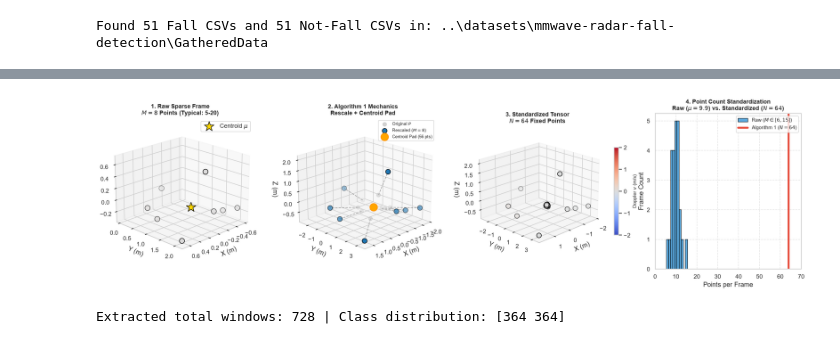
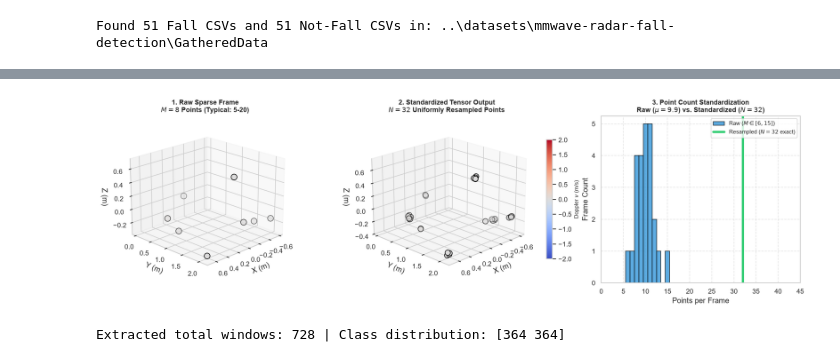
Before and after one commit to JoeyPoel/mmWaves-Fall-Detection, a Jupyter notebook: mmwave-radar-fall-detection/02_mmwave_radar_fall_detection_data_preparation.ipynb, the cells around one changed output, grey strips where cells are left out. Drawn from its saved outputs; the diff is of its cells as text; code cells hidden in the pictures.

Commit message:
Fixed data preperation and ran all notebooks with a  script

```diff
--- a/mmwave-radar-fall-detection/02_mmwave_radar_fall_detection_data_preparation.ipynb
+++ b/mmwave-radar-fall-detection/02_mmwave_radar_fall_detection_data_preparation.ipynb
@@ -46 +34,20 @@ def oversample_frame_points(frame_points: np.ndarray, target_n: int = 64) -> np.
+# %%
+def uniform_random_resample_frame(frame_points: np.ndarray, target_n: int = 32, rng=None) -> np.ndarray:
+    """
+    Uniform random sampling with replacement (if M < target_n) or without replacement (if M >= target_n).
+    Preserves exact measured coordinates [delta_x, delta_y, z, v] without artificial scaling or centroid injection.
+    """
+    if rng is None:
+        rng = np.random.default_rng(42)
+    M = len(frame_points)
+    if M == 0:
+        return np.zeros((target_n, frame_points.shape[1] if frame_points.ndim > 1 else 4), dtype=np.float32)
+    if M < target_n:
+        idx = rng.choice(M, size=target_n, replace=True)
+    else:
+        idx = rng.choice(M, size=target_n, replace=False)
+    return frame_points[idx].astype(np.float32)
+
+# Alias for compatibility
+oversample_frame_points = uniform_random_resample_frame
 # %% [markdown]
@@ -51,68 +58,51 @@ Below, we visually demonstrate how **Algorithm 1** rescales the original points
 # %%
-# Visual Demonstration: Raw Sparse Points (5-20) -> Standardized N=64 (Algorithm 1)
+# Visual Demonstration: Raw Sparse Points (5-20) -> Standardized N=32 (Uniform Random Resampling)
 sample_csv = Path("datasets/mmwave-radar-fall-detection/GatheredData/Fall/Areeb_back_1.csv")
 if not sample_csv.exists(): sample_csv = Path("../datasets/mmwave-radar-fall-detection/GatheredData/Fall/Areeb_back_1.csv")
-if not sample_csv.exists(): sample_csv = Path("../../datasets/mmwave-radar-fall-detection/GatheredData/Fall/Areeb_back_1.csv")
 
 df_sample = pd.read_csv(sample_csv)
 frame_counts = df_sample.groupby('frame').size()
 sample_frame_idx = frame_counts[(frame_counts >= 8) & (frame_counts <= 12)].index[0]
 raw_pts = df_sample[df_sample['frame'] == sample_frame_idx][['x', 'y', 'z', 'v']].to_numpy()
 M = len(raw_pts)
-target_N = 64
+target_N = 32
 
-mean_pt = np.mean(raw_pts, axis=0)
-rescaled_pts = np.sqrt(target_N / M) * raw_pts + mean_pt - np.sqrt(target_N / M) * mean_pt
-pad_pts = np.tile(mean_pt, (target_N - M, 1))
-full_64_pts = np.vstack([rescaled_pts, pad_pts])
+resampled_32 = uniform_random_resample_frame(raw_pts, target_n=target_N)
 
-fig = plt.figure(figsize=(19, 5), dpi=120)
+fig = plt.figure(figsize=(16, 5), dpi=120)
 
 # Subplot 1: Raw Sparse Frame
-ax1 = fig.add_subplot(1, 4, 1, projection='3d')
+ax1 = fig.add_subplot(1, 3, 1, projection='3d')
 ax1.scatter(raw_pts[:, 0], raw_pts[:, 1], raw_pts[:, 2], c=raw_pts[:, 3], cmap='coolwarm', s=90, edgecolors='black', vmin=-2, vmax=2)
-ax1.scatter([mean_pt[0]], [mean_pt[1]], [mean_pt[2]], color='gold', marker='*', s=350, edgecolors='black', label=f'Centroid $\\mu$')
 ax1.set_title(f'1. Raw Sparse Frame\n$M = {M}$ Points (Typical: 5-20)', fontsize=11, fontweight='bold')
 ax1.set_xlabel('X (m)'); ax1.set_ylabel('Y (m)'); ax1.set_zlabel('Z (m)')
-ax1.legend(loc='upper right')
 ax1.view_init(elev=20, azim=45)
 
-# Subplot 2: Algorithm 1 Mechanics
-ax2 = fig.add_subplot(1, 4, 2, projection='3d')
-ax2.scatter(raw_pts[:, 0], raw_pts[:, 1], raw_pts[:, 2], color='silver', s=50, alpha=0.7, label='Original $P$')
-ax2.scatter(rescaled_pts[:, 0], rescaled_pts[:, 1], rescaled_pts[:, 2], color='#1f77b4', s=80, edgecolors='black', label=f'Rescaled ($M={M}$)')
-for i in range(M):
-    ax2.plot([raw_pts[i, 0], rescaled_pts[i, 0]], [raw_pts[i, 1], rescaled_pts[i, 1]], [raw_pts[i, 2], rescaled_pts[i, 2]], 'gray', linestyle='--', linewidth=1.2, alpha=0.7)
-ax2.scatter([mean_pt[0]], [mean_pt[1]], [mean_pt[2]], color='orange', marker='o', s=200, edgecolors='darkorange', label=f'Centroid Pad ({target_N-M} pts)')
-ax2.set_title('2. Algorithm 1 Mechanics\nRescale + Centroid Pad', fontsize=11, fontweight='bold')
+# Subplot 2: Uniform Random Resampled N=32 Frame
+ax2 = fig.add_subplot(1, 3, 2, projection='3d')
+# Add microscopic jitter purely for visual display of duplicated points
+vis_32 = resampled_32.copy()
+vis_32[:, :3] += np.random.normal(0, 0.015, size=(target_N, 3))
+sc2 = ax2.scatter(vis_32[:, 0], vis_32[:, 1], vis_32[:, 2], c=vis_32[:, 3], cmap='coolwarm', s=75, edgecolors='black', vmin=-2, vmax=2)
+ax2.set_title(f'2. Standardized Tensor Output\n$N = {target_N}$ Uniformly Resampled Points', fontsize=11, fontweight='bold')
 ax2.set_xlabel('X (m)'); ax2.set_ylabel('Y (m)'); ax2.set_zlabel('Z (m)')
-ax2.legend(loc='upper right', fontsize=8)
+cbar = fig.colorbar(sc2, ax=ax2, fraction=0.03, pad=0.08)
+cbar.set_label('Doppler $v$ (m/s)', fontsize=9)
 ax2.view_init(elev=20, azim=45)
 
-# Subplot 3: Final Standardized N=64 Tensor
-ax3 = fig.add_subplot(1, 4, 3, projection='3d')
-vis_pts = full_64_pts.copy()
-vis_pts[M:, :3] += np.random.normal(0, 0.03, size=(target_N - M, 3))
-sc3 = ax3.scatter(vis_pts[:, 0], vis_pts[:, 1], vis_pts[:, 2], c=vis_pts[:, 3], cmap='coolwarm', s=75, edgecolors='black', vmin=-2, vmax=2)
-ax3.set_title(f'3. Standardized Tensor\n$N = {target_N}$ Fixed Points', fontsize=11, fontweight='bold')
-ax3.set_xlabel('X (m)'); ax3.set_ylabel('Y (m)'); ax3.set_zlabel('Z (m)')
-cbar = fig.colorbar(sc3, ax=ax3, fraction=0.03, pad=0.08)
-cbar.set_label('Doppler $v$ (m/s)', fontsize=9)
-ax3.view_init(elev=20, azim=45)
+# Subplot 3: Distribution
+ax3 = fig.add_subplot(1, 3, 3)
+all_c = frame_counts.to_numpy()
+ax3.hist(all_c, bins=np.arange(min(all_c)-0.5, max(all_c)+1.5, 1), color='#3498db', edgecolor='black', alpha=0.8, label=f'Raw ($M \\in [{min(all_c)}, {max(all_c)}]$)')
+ax3.axvline(x=target_N, color='#2ecc71', linestyle='-', linewidth=3.5, label=f'Resampled ($N={target_N}$ exact)')
+ax3.set_title(f'3. Point Count Standardization\nRaw ($\\mu={all_c.mean():.1f}$) vs. Standardized ($N={target_N}$)', fontsize=11, fontweight='bold')
+ax3.set_xlabel('Points per Frame'); ax3.set_ylabel('Frame Count'); ax3.set_xlim(0, 45)
+ax3.legend(loc='upper right', fontsize=9); ax3.grid(True, linestyle='--', alpha=0.5)
 
-# Subplot 4: Distribution
-ax4 = fig.add_subplot(1, 4, 4)
-all_c = frame_counts.to_numpy()
-ax4.hist(all_c, bins=np.arange(min(all_c)-0.5, max(all_c)+1.5, 1), color='#3498db', edgecolor='black', alpha=0.8, label=f'Raw ($M \\in [{min(all_c)}, {max(all_c)}]$)')
-ax4.axvline(x=target_N, color='#e74c3c', linestyle='-', linewidth=3.5, label=f'Algorithm 1 ($N={target_N}$)')
-ax4.set_title(f'4. Point Count Standardization\nRaw ($\\mu={all_c.mean():.1f}$) vs. Standardized ($N=64$)', fontsize=11, fontweight='bold')
-ax4.set_xlabel('Points per Frame'); ax4.set_ylabel('Frame Count'); ax4.set_xlim(0, 70)
-ax4.legend(loc='upper right', fontsize=9); ax4.grid(True, linestyle='--', alpha=0.5)
-
-fig.subplots_adjust(left=0.03, right=0.97, bottom=0.1, top=0.9, wspace=0.25)
+plt.tight_layout()
 plt.show()
 # %% [output]
-[figure, old version]
+[figure, new version]
 # %%
 # Extract 10-frame sliding windows
 X_windows = []
```
Also changed, not shown: parts of 5 cells of this notebook, 56 other files.
